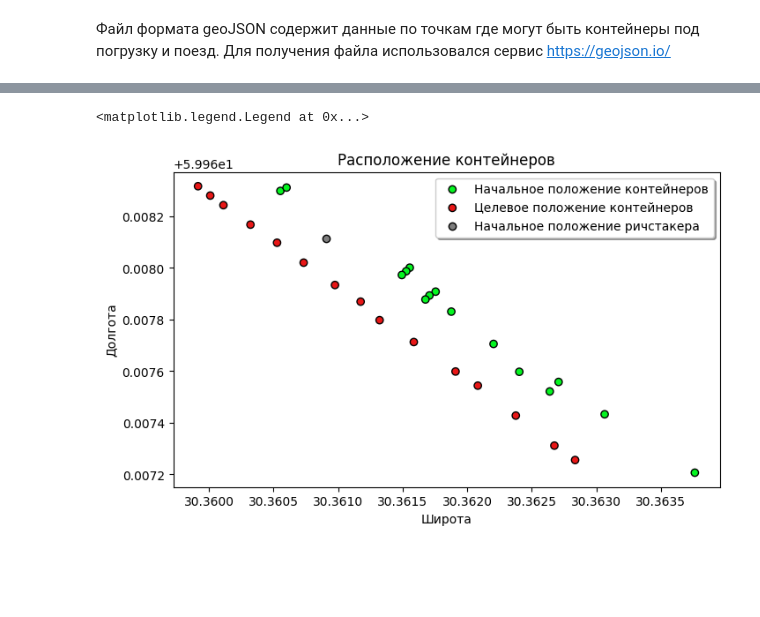
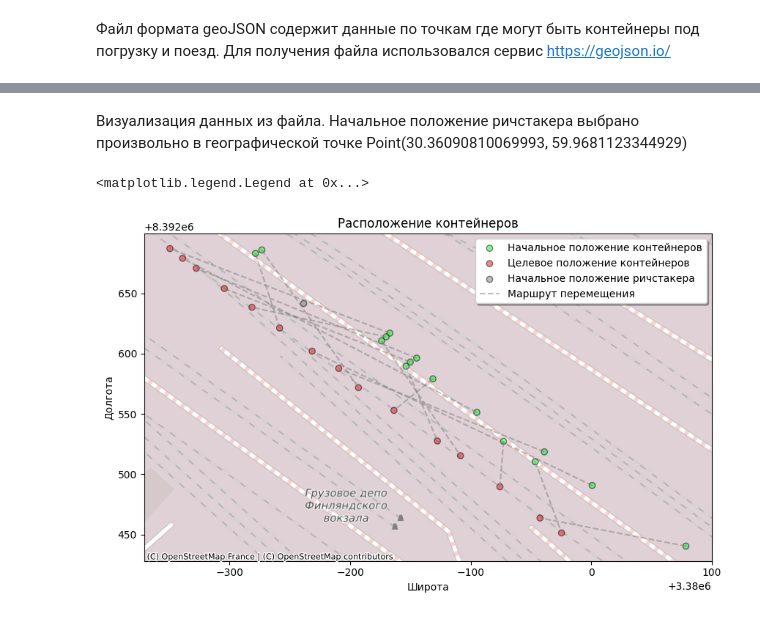
Before and after one commit to IvanOsyanin/geo_optimization, a Jupyter notebook: optimization.ipynb, the cells around one changed output, grey strips where cells are left out. Drawn from its saved outputs; the diff is of its cells as text; code cells hidden in the pictures; blank space fills up the shorter version.

```diff
--- a/optimization.ipynb
+++ b/optimization.ipynb
@@ -37,46 +20,86 @@ ax.axis('off');
+# %% [markdown]
+Визуализация данных из файла. Начальное положение ричстакера выбрано произвольно в географической точке Point(30.36090810069993, 59.9681123344929)
 # %%
 mask = zone['marker-color'] == '#05f521'
 initial, target = zone[mask], zone[~mask]
 
-fig, ax = plt.subplots(figsize=(8, 8))
+fig, ax = plt.subplots(figsize=(10, 10))
 
-ax.set(
-    title = 'Расположение контейнеров',
-    xlabel = 'Широта',
-    ylabel = 'Долгота',
-)
+ax.set(title = 'Расположение контейнеров', xlabel = 'Широта', ylabel = 'Долгота')
 
-initial.plot(
+initial.to_crs(epsg=3857).plot(
     ax=ax,
     figure=fig,
+    alpha=0.5,
     color=initial['marker-color'],
     edgecolor='k',
     label='Начальное положение контейнеров'
 )
-target.plot(
+target.to_crs(epsg=3857).plot(
     ax=ax,
     figure=fig,
+    alpha=0.5,
     color=target['marker-color'],
     edgecolor='k',
     label='Целевое положение контейнеров'
 )
 
 d = {
     'marker-color': ['#7e7e7e'],
     'num': [0],
     'geometry': [Point(30.36090810069993, 59.9681123344929)]
 }
+
 richstacker = gpd.GeoDataFrame(d, crs="EPSG:4326")
-
-richstacker.plot(
+richstacker.to_crs(epsg=3857).plot(
     ax=ax,
     figure=fig,
-    color=gdf['marker-color'],
+    alpha=0.5,
+    color=richstacker['marker-color'],
     edgecolor='k',
     label='Начальное положение ричстакера'
 )
 
+
+route = initial.merge(
+    target,
+    how='inner',
+    on='num',
+    left_on=None,
+    right_on=None,
+    left_index=False,
+    right_index=False,
+    sort=False,
+    suffixes=('_initial', '_target'),
+    copy=True,
+    indicator=False,
+    validate=None,
+)
+
+route['geometry'] = route.apply(
+    lambda row: LineString(
+        [row['geometry_initial'], row['geometry_target']]
+    ),
+    axis=1
+)
+route = gpd.GeoDataFrame(route, crs="EPSG:4326", geometry=route['geometry'])
+route.to_crs(epsg=3857).plot(
+    ax=ax,
+    figure=fig,
+    alpha=0.5,
+    label='Маршрут перемещения',
+    linestyle='--',
+    color='#7e7e7e',
+)
+
+ctx.add_basemap(
+    ax=ax,
+    zoom=18,
+    source=ctx.providers.OpenStreetMap.France
+)
+
+
 ax.legend(shadow = True)
 # %% [output]
 <matplotlib.legend.Legend at 0x...>
-[figure, old version]
+[figure, new version]
```
Also changed, not shown: parts of 15 cells of this notebook.
